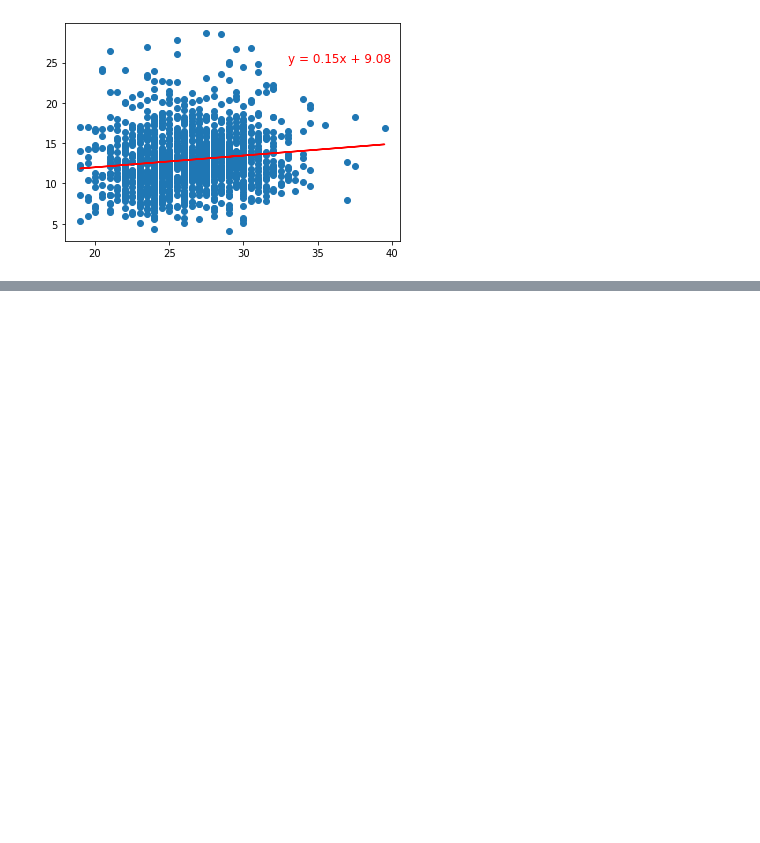
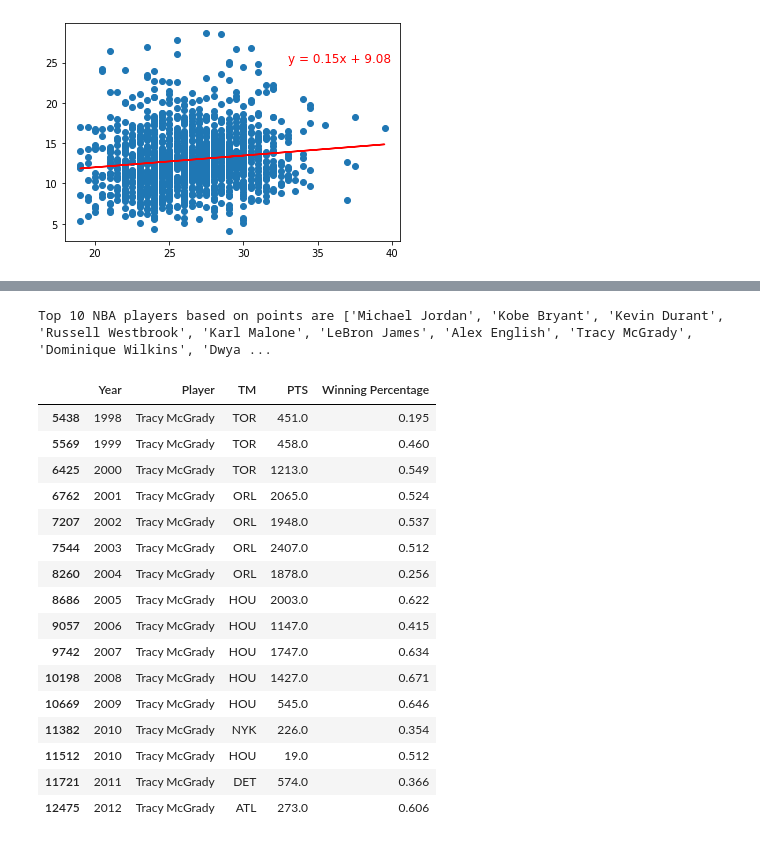
Before and after one commit to Kate-Yayla/Project1-Historical-NBA-Analysis, a Jupyter notebook: NBA Analysis.ipynb, the cells around one changed output, grey strips where cells are left out. Saved outputs shown, nothing was run; the diff lists cells and outputs as text; code cells hidden in the pictures; blank space fills up the shorter version.

```diff
--- a/NBA Analysis.ipynb
+++ b/NBA Analysis.ipynb
@@ -367,0 +409,5 @@ plt.show()
+# %%
+player_points_data = complete_nba_data[["Year", "Player", "TM", "PTS", "Winning Percentage"]]
+player_points_data["Player"] = player_points_data["Player"].str.replace("*","", regex=False)
+player_points_data = player_points_data.sort_values(["Year"], ignore_index=True)
+player_points_data
@@ -367,0 +464,27 @@ plt.show()
+# %%
+top_10 = top_10_players_pts["Player"].tolist()
+print(f"Top 10 NBA players based on points are {top_10}")
+# Write a loop to print top 10 players and give user input
+# %% [output]
+Top 10 NBA players based on points are ['Michael Jordan', 'Kobe Bryant', 'Kevin Durant', 'Russell Westbrook', 'Karl Malone', 'LeBron James', 'Alex English', 'Tracy McGrady', 'Dominique Wilkins', 'Dwya ...
+# %%
+user_input_data = player_points_data.loc[player_points_data["Player"] == 'Tracy McGrady']
+user_input_data
+# %% [output]
+|  | Year | Player | TM | PTS | Winning Percentage |
+| 5438 | 1998 | Tracy McGrady | TOR | 451.0 | 0.195 |
+| 5569 | 1999 | Tracy McGrady | TOR | 458.0 | 0.460 |
+| 6425 | 2000 | Tracy McGrady | TOR | 1213.0 | 0.549 |
+| 6762 | 2001 | Tracy McGrady | ORL | 2065.0 | 0.524 |
+| 7207 | 2002 | Tracy McGrady | ORL | 1948.0 | 0.537 |
+| 7544 | 2003 | Tracy McGrady | ORL | 2407.0 | 0.512 |
+| 8260 | 2004 | Tracy McGrady | ORL | 1878.0 | 0.256 |
+| 8686 | 2005 | Tracy McGrady | HOU | 2003.0 | 0.622 |
+| 9057 | 2006 | Tracy McGrady | HOU | 1147.0 | 0.415 |
+| 9742 | 2007 | Tracy McGrady | HOU | 1747.0 | 0.634 |
+| 10198 | 2008 | Tracy McGrady | HOU | 1427.0 | 0.671 |
+| 10669 | 2009 | Tracy McGrady | HOU | 545.0 | 0.646 |
+| 11382 | 2010 | Tracy McGrady | NYK | 226.0 | 0.354 |
+| 11512 | 2010 | Tracy McGrady | HOU | 19.0 | 0.512 |
+| 11721 | 2011 | Tracy McGrady | DET | 574.0 | 0.366 |
+| 12475 | 2012 | Tracy McGrady | ATL | 273.0 | 0.606 |
```
Also changed, not shown: parts of 10 cells of this notebook.
